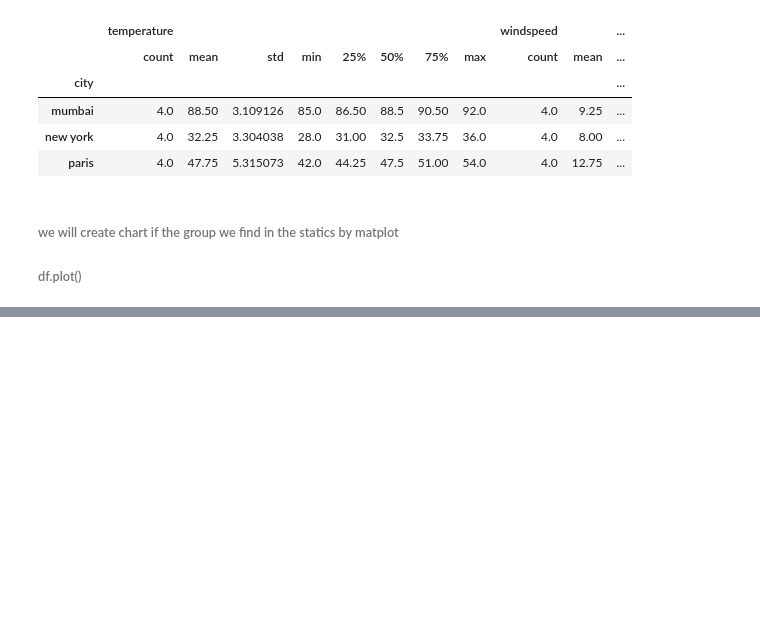
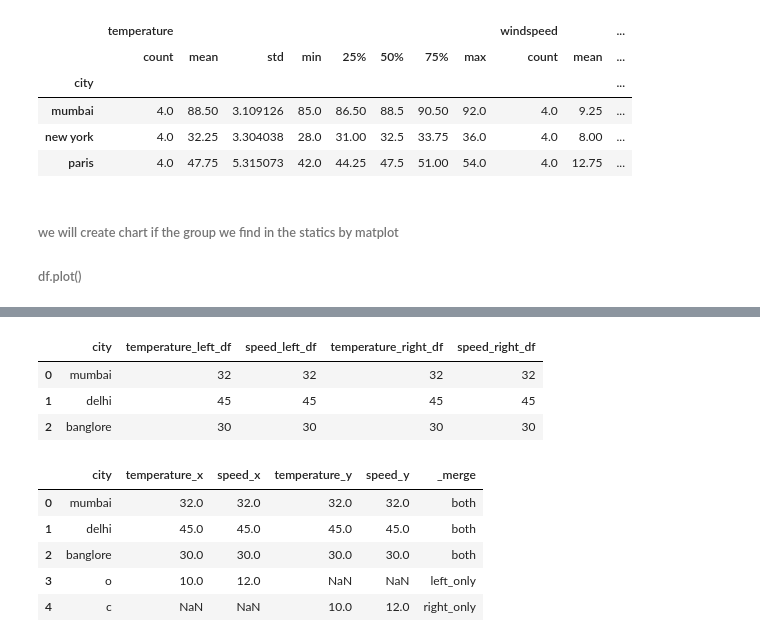
Before and after one commit to FarhanBinShafiq/pandass_practice, a Jupyter notebook: practice/pandass_codebasics/Dataframebasics_na.ipynb, the cells around one changed output, grey strips where cells are left out. Saved outputs shown, nothing was run; the diff lists cells and outputs as text; code cells hidden in the pictures; blank space fills up the shorter version.

```diff
--- a/practice/pandass_codebasics/Dataframebasics_na.ipynb
+++ b/practice/pandass_codebasics/Dataframebasics_na.ipynb
@@ -569,0 +686,7 @@ dtype: object
+# %%
+temperature_d = pd.DataFrame({
+    "city": ["mumbai","delhi","banglore",'c'],
+    "temperature": [32,45,30,10],
+    "speed": [32,45,30,12]
+})
+temperature_d
@@ -569,0 +699,7 @@ dtype: object
+# %%
+temperature_f = pd.DataFrame({
+    "city": ["mumbai","delhi","banglore",'o'],
+     "temperature": [32,45,30,10],
+    "speed": [32,45,30,12],
+})
+temperature_f
@@ -569,0 +712,16 @@ dtype: object
+# %%
+pd.merge(temperature_f,temperature_d,on='city',suffixes=('_left_df','_right_df'))
+# %% [output]
+|  | city | temperature_left_df | speed_left_df | temperature_right_df | speed_right_df |
+| 0 | mumbai | 32 | 32 | 32 | 32 |
+| 1 | delhi | 45 | 45 | 45 | 45 |
+| 2 | banglore | 30 | 30 | 30 | 30 |
+# %%
+pd.merge(temperature_f,temperature_d,on='city',how='outer',indicator=True)
+# %% [output]
+|  | city | temperature_x | speed_x | temperature_y | speed_y | _merge |
+| 0 | mumbai | 32.0 | 32.0 | 32.0 | 32.0 | both |
+| 1 | delhi | 45.0 | 45.0 | 45.0 | 45.0 | both |
+| 2 | banglore | 30.0 | 30.0 | 30.0 | 30.0 | both |
+| 3 | o | 10.0 | 12.0 | NaN | NaN | left_only |
+| 4 | c | NaN | NaN | 10.0 | 12.0 | right_only |
```
Also changed, not shown: parts of 34 cells of this notebook, 6 other files.
